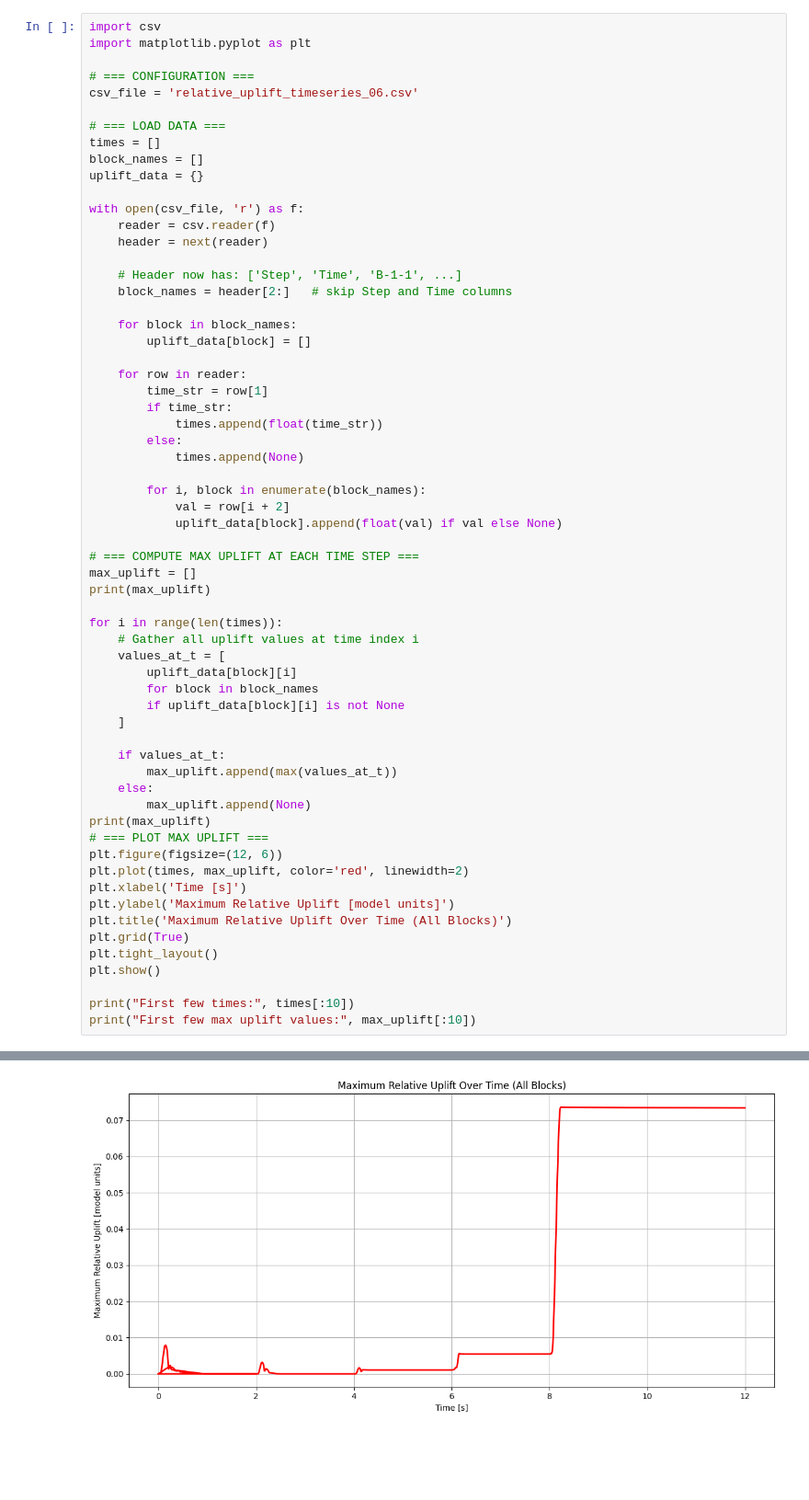
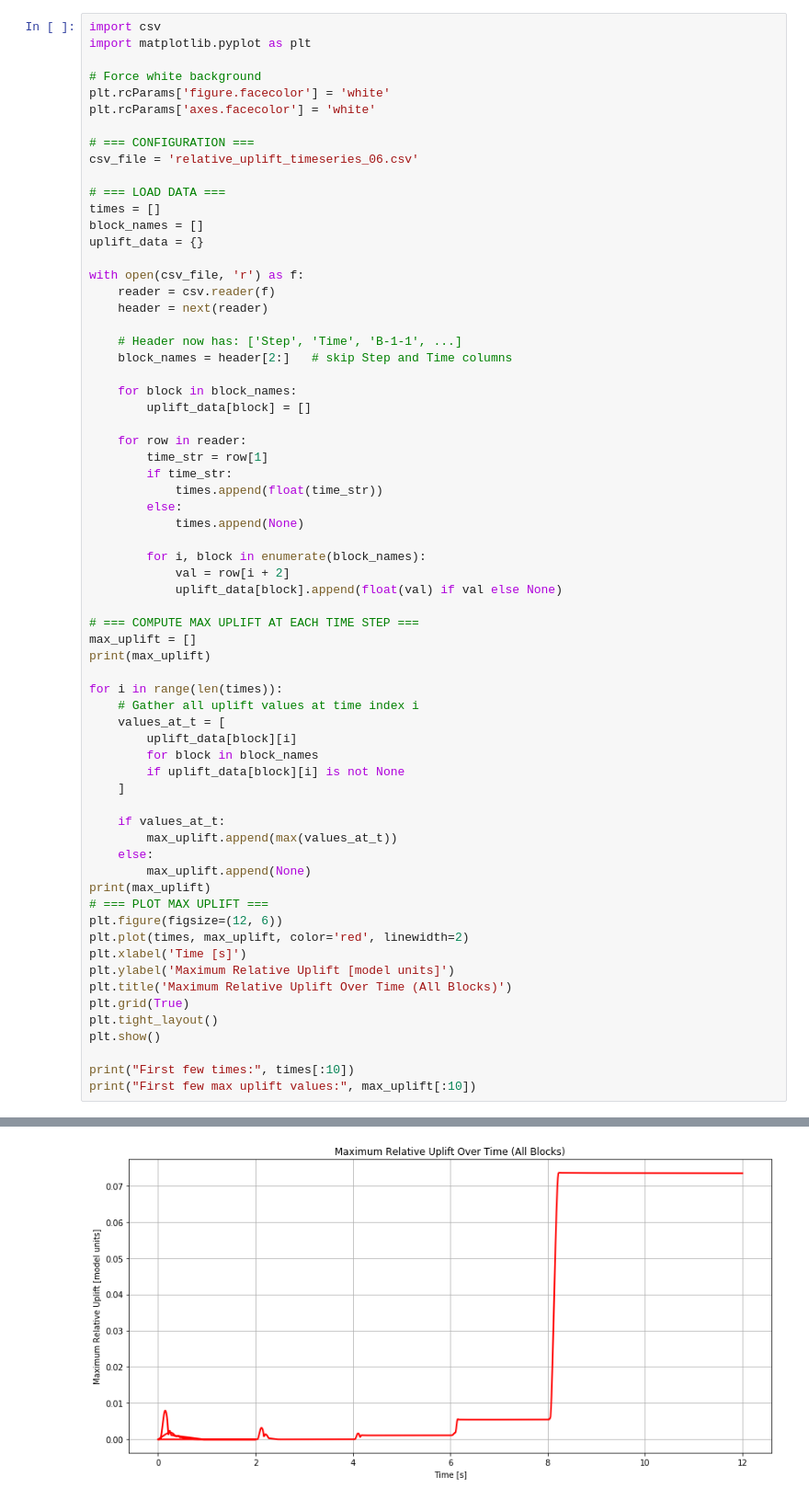
Before and after one commit to ThomasPennockTU/Thesis_Repository, a Jupyter notebook: workfolder/uplift/uplift_notebook.ipynb, the cells around one changed output, grey strips where cells are left out. Shown at 92% size. Saved outputs shown, nothing was run; the diff lists cells and outputs as text; blank space fills up the shorter version.

```diff
--- a/workfolder/uplift/uplift_notebook.ipynb
+++ b/workfolder/uplift/uplift_notebook.ipynb
@@ -1,6 +1,10 @@
 # %%
 import csv
 import matplotlib.pyplot as plt
+
+# Force white background
+plt.rcParams['figure.facecolor'] = 'white'
+plt.rcParams['axes.facecolor'] = 'white'
 
 # === CONFIGURATION ===
 csv_file = 'relative_uplift_timeseries_06.csv'
@@ -36,33 +40,33 @@ max_uplift = []
 print(max_uplift)
 
 for i in range(len(times)):
     # Gather all uplift values at time index i
     values_at_t = [
         uplift_data[block][i]
         for block in block_names
         if uplift_data[block][i] is not None
     ]
 
     if values_at_t:
         max_uplift.append(max(values_at_t))
     else:
         max_uplift.append(None)
 print(max_uplift)
 # === PLOT MAX UPLIFT ===
 plt.figure(figsize=(12, 6))
 plt.plot(times, max_uplift, color='red', linewidth=2)
 plt.xlabel('Time [s]')
 plt.ylabel('Maximum Relative Uplift [model units]')
 plt.title('Maximum Relative Uplift Over Time (All Blocks)')
 plt.grid(True)
 plt.tight_layout()
 plt.show()
 
 print("First few times:", times[:10])
 print("First few max uplift values:", max_uplift[:10])
 # %% [output]
 []
 [0.0, 5.303315364902999e-05, 0.00014849474108136613, 0.00024415668681178413, 0.000340023953219705, 0.0004352867780002458, 0.0005321339967123609, 0.000628863404499012, 0.0007253011552946306, 0.00082108 ...
-[figure, old version]
+[figure, new version]
 First few times: [0.0, 0.010003347881138325, 0.020013565197587013, 0.03000602498650551, 0.04000945761799812, 0.05000763013958931, 0.060001686215400696, 0.07000037282705307, 0.08001159876585007, 0.0900 ...
 First few max uplift values: [0.0, 5.303315364902999e-05, 0.00014849474108136613, 0.00024415668681178413, 0.000340023953219705, 0.0004352867780002458, 0.0005321339967123609, 0.000628863404499012, 0.00 ...
```
Also changed, not shown: parts of 5 cells of this notebook.
